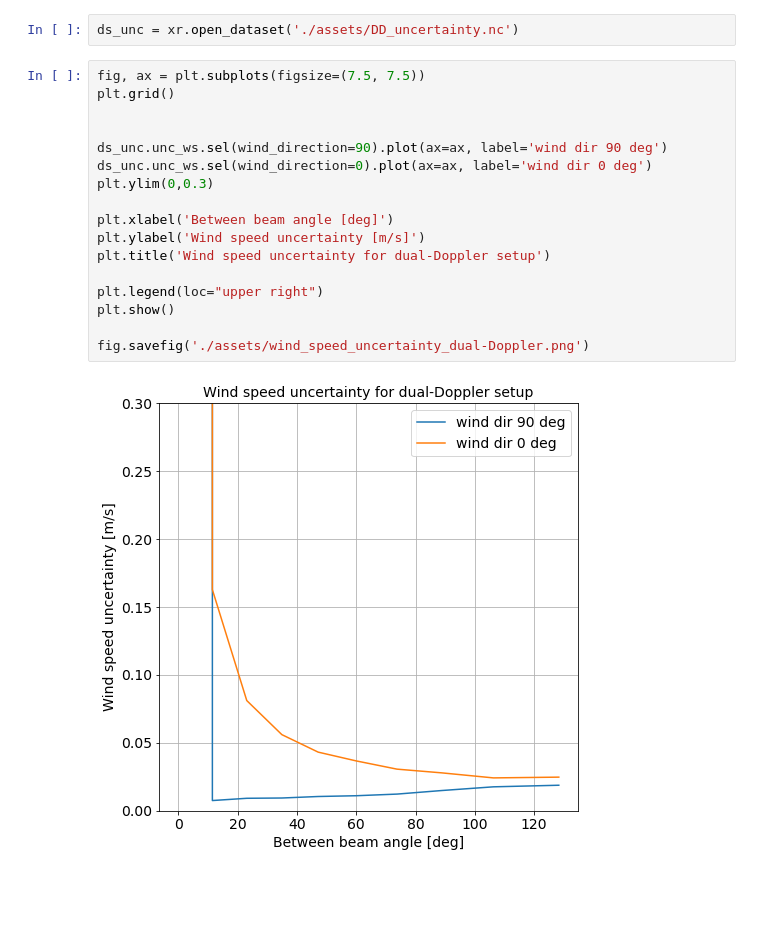
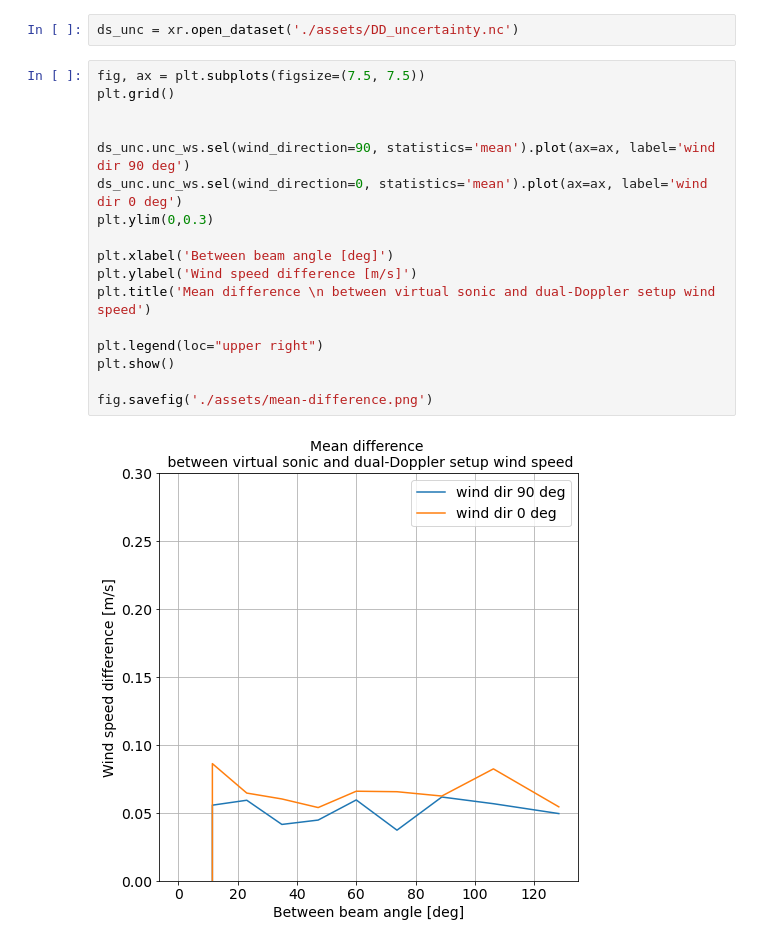
Before and after one commit to Burro7J/mocalum, a Jupyter notebook: examples/tutorial-05/tutorial-05-dual-Doppler-Monte-Carlo.ipynb, the cells around one changed output. Saved outputs shown, nothing was run; the diff lists cells and outputs as text; blank space fills up the shorter version.

```diff
--- a/examples/tutorial-05/tutorial-05-dual-Doppler-Monte-Carlo.ipynb
+++ b/examples/tutorial-05/tutorial-05-dual-Doppler-Monte-Carlo.ipynb
@@ -143,19 +142,19 @@ ds_unc = xr.open_dataset('./assets/DD_uncertainty.nc')
 # %%
 fig, ax = plt.subplots(figsize=(7.5, 7.5))
 plt.grid()
 
 
-ds_unc.unc_ws.sel(wind_direction=90).plot(ax=ax, label='wind dir 90 deg')
-ds_unc.unc_ws.sel(wind_direction=0).plot(ax=ax, label='wind dir 0 deg')
+ds_unc.unc_ws.sel(wind_direction=90, statistics='mean').plot(ax=ax, label='wind dir 90 deg')
+ds_unc.unc_ws.sel(wind_direction=0, statistics='mean').plot(ax=ax, label='wind dir 0 deg')
 plt.ylim(0,0.3)
 
 plt.xlabel('Between beam angle [deg]')
-plt.ylabel('Wind speed uncertainty [m/s]')
-plt.title('Wind speed uncertainty for dual-Doppler setup')
+plt.ylabel('Wind speed difference [m/s]')
+plt.title('Mean difference \n between virtual sonic and dual-Doppler setup wind speed')
 
 plt.legend(loc="upper right")
 plt.show()
 
-fig.savefig('./assets/wind_speed_uncertainty_dual-Doppler.png')
+fig.savefig('./assets/mean-difference.png')
 # %% [output]
-[figure, old version]
+[figure, new version]
```
Also changed, not shown: parts of 5 cells of this notebook, 5 other files.
